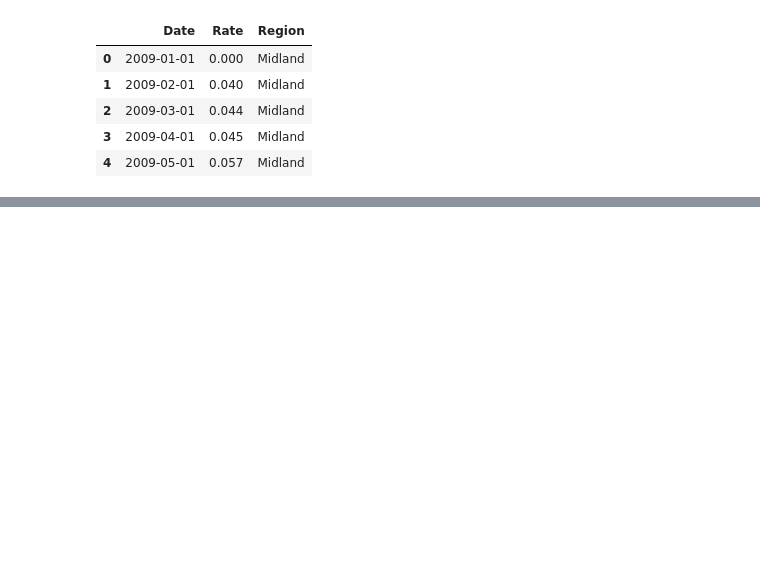
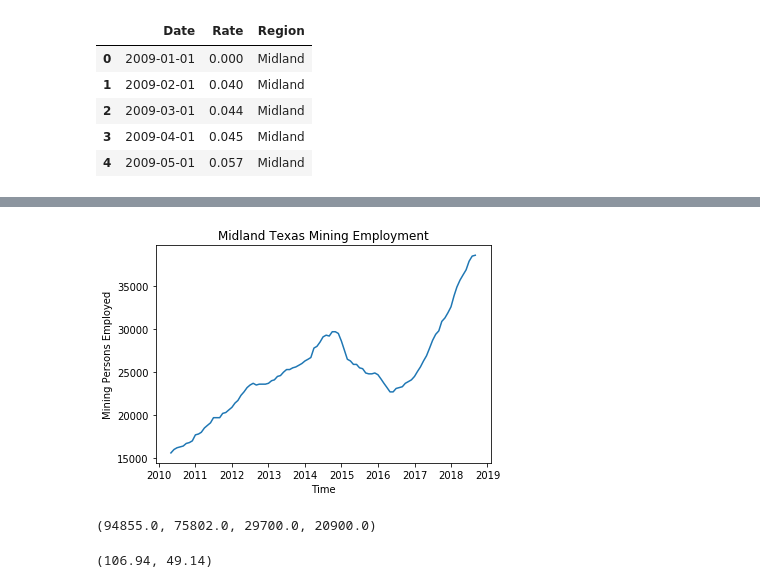
Before and after one commit to rorygwozdz/isf, a Jupyter notebook: shatterproofing_code/risk.ipynb, the cells around one changed output, grey strips where cells are left out. Drawn from its saved outputs; the diff is of its cells as text; code cells hidden in the pictures; blank space fills up the shorter version.

```diff
--- a/shatterproofing_code/risk.ipynb
+++ b/shatterproofing_code/risk.ipynb
@@ -273,0 +160,18 @@ stargazer.render_html()
+# %%
+plt.plot(mp.Date, mp.MineEmploy, color=blue)
+plt.title('Midland Texas Mining Employment')
+plt.xlabel('Time')
+plt.ylabel('Mining Persons Employed');
+plt.savefig(img + 'mining_employment_over_time.png');
+# %% [output]
+[figure, added]
+# %%
+# maxes and mins during the drawdown for employment and mining employment
+max(mp.Employment[20:60]), min(mp.Employment[20:60]), max(mp.MineEmploy[20:60]), min(mp.MineEmploy[20:60])
+# %% [output]
+(94855.0, 75802.0, 29700.0, 20900.0)
+# %%
+# max and min prices
+max(mp.Price[20:60]), min(mp.Price[20:60])
+# %% [output]
+(106.94, 49.14)
```
Also changed, not shown: parts of 49 cells of this notebook, 6 other files.
